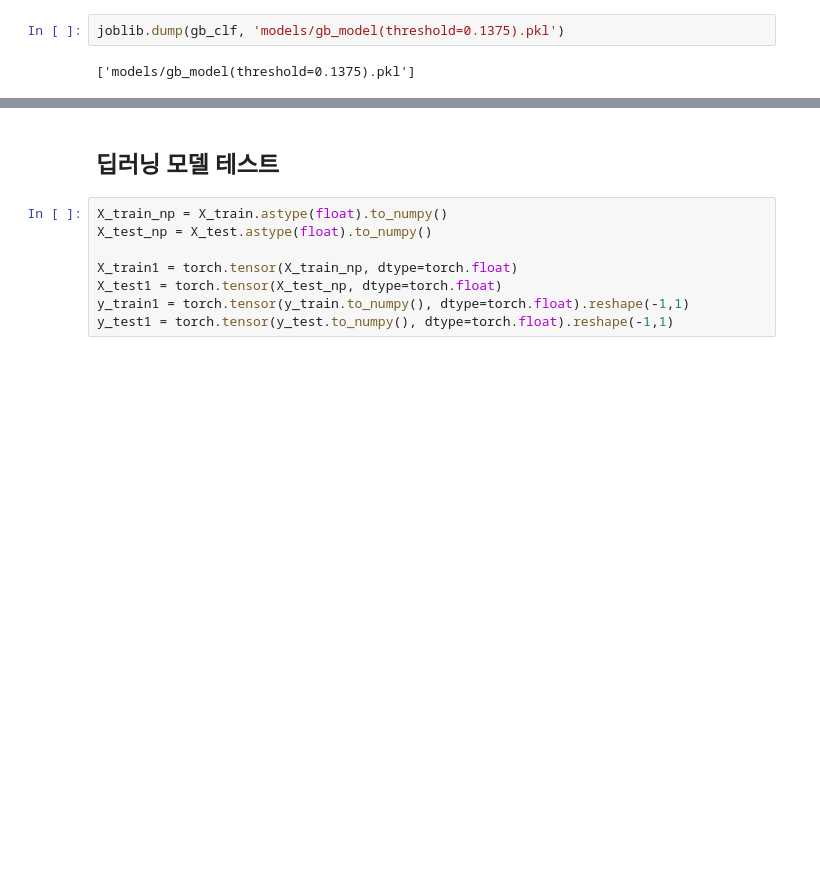
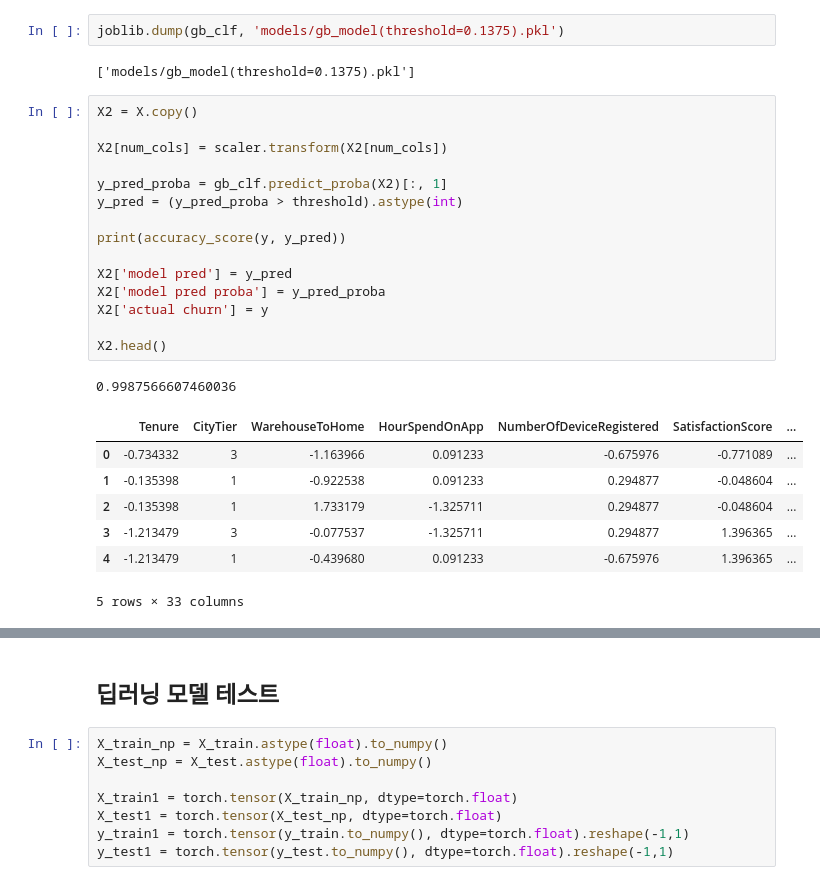
Before and after one commit to 0jihwan/SKN14-2nd-3Team, a Jupyter notebook: JeongMinYoung/model_train_list.ipynb, the cells around one changed output, grey strips where cells are left out. Drawn from its saved outputs; the diff is of its cells as text; blank space fills up the shorter version.

```diff
--- a/JeongMinYoung/model_train_list.ipynb
+++ b/JeongMinYoung/model_train_list.ipynb
@@ -919,3 +923,27 @@ weighted avg       0.99      0.99      0.99      1126
 joblib.dump(gb_clf, 'models/gb_model(threshold=0.1375).pkl')
 # %% [output]
 ['models/gb_model(threshold=0.1375).pkl']
+# %%
+X2 = X.copy()
+
+X2[num_cols] = scaler.transform(X2[num_cols])
+
+y_pred_proba = gb_clf.predict_proba(X2)[:, 1]
+y_pred = (y_pred_proba > threshold).astype(int)
+
+print(accuracy_score(y, y_pred))
+
+X2['model pred'] = y_pred
+X2['model pred proba'] = y_pred_proba
+X2['actual churn'] = y
+
+X2.head()
+# %% [output]
+0.9987566607460036
+|  | Tenure | CityTier | WarehouseToHome | HourSpendOnApp | NumberOfDeviceRegistered | SatisfactionScore | ... |
+| 0 | -0.734332 | 3 | -1.163966 | 0.091233 | -0.675976 | -0.771089 | ... |
+| 1 | -0.135398 | 1 | -0.922538 | 0.091233 | 0.294877 | -0.048604 | ... |
+| 2 | -0.135398 | 1 | 1.733179 | -1.325711 | 0.294877 | -0.048604 | ... |
+| 3 | -1.213479 | 3 | -0.077537 | -1.325711 | 0.294877 | 1.396365 | ... |
+| 4 | -1.213479 | 1 | -0.439680 | 0.091233 | -0.675976 | 1.396365 | ... |
+5 rows × 33 columns
```
Also changed, not shown: parts of 5 cells of this notebook, 6 other files.
